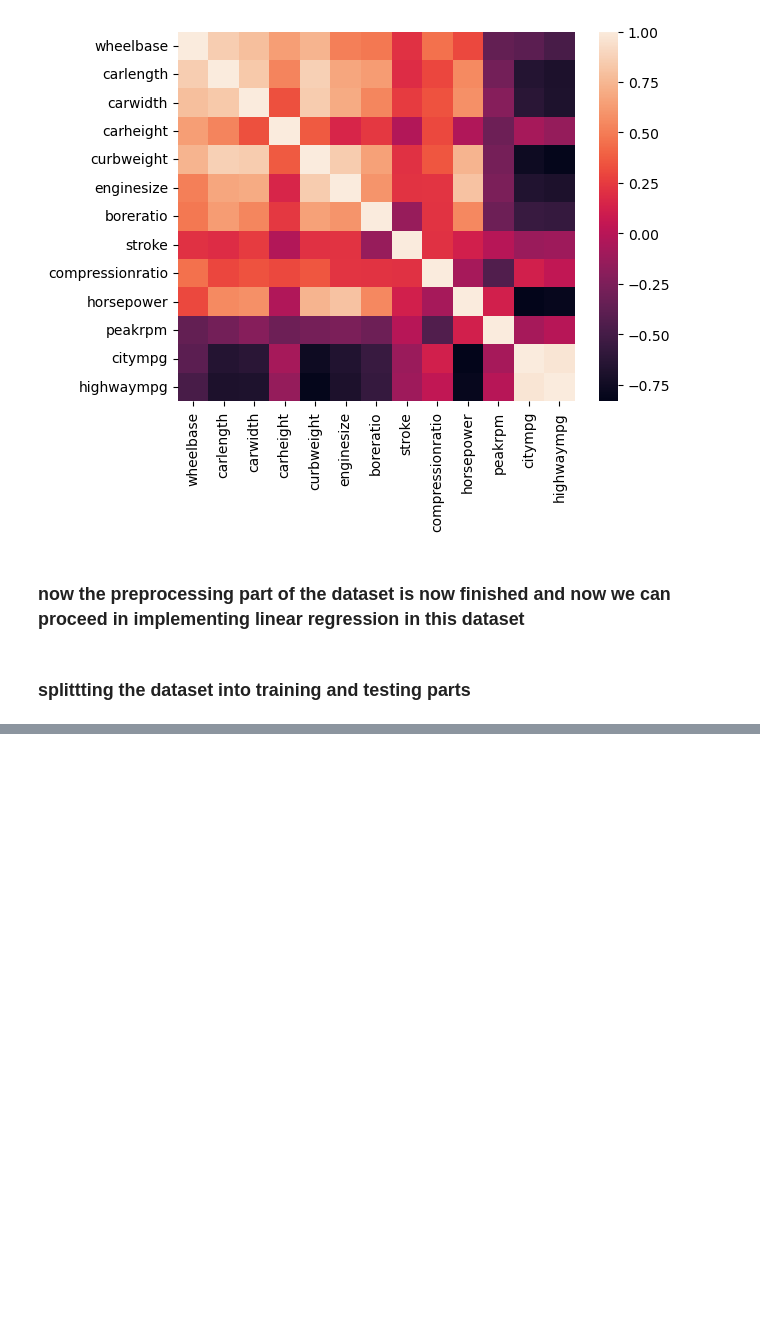
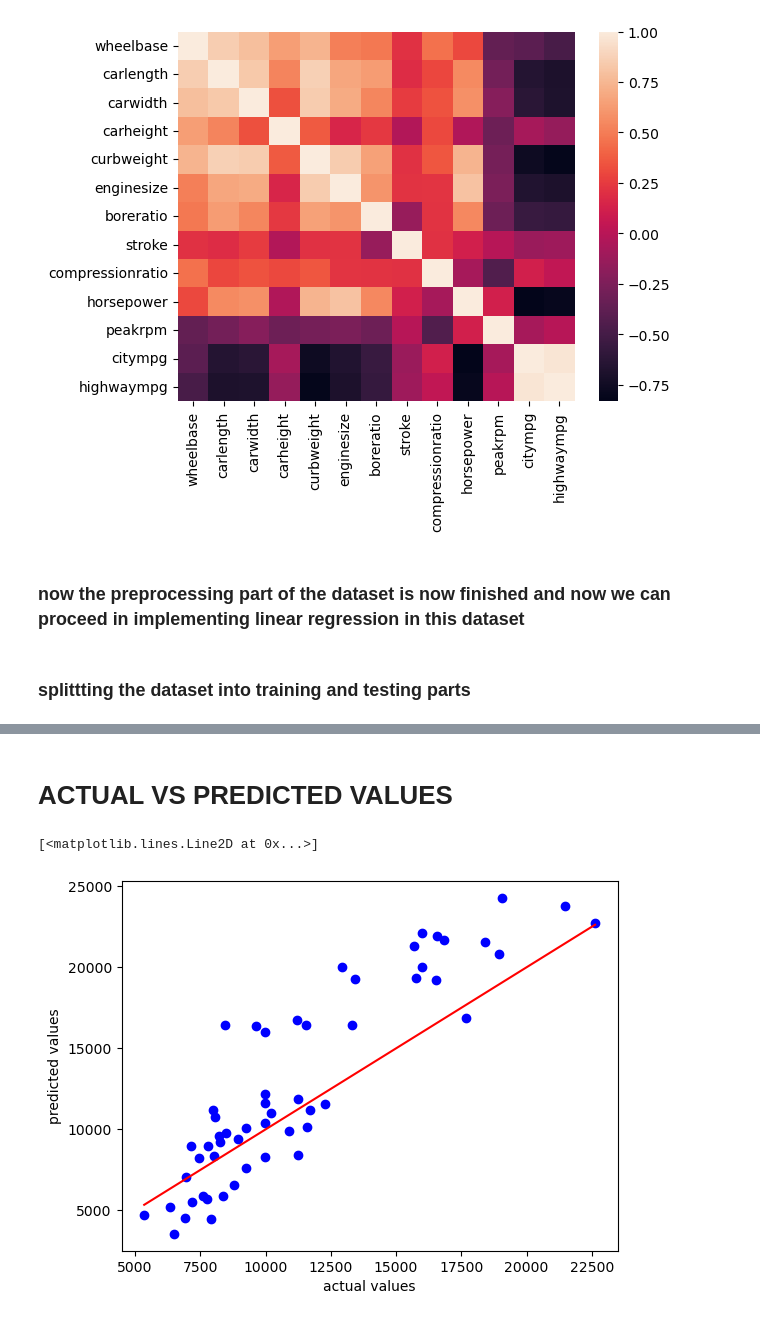
Before and after one commit to sitaramdubagunta/CarPricePrediction-LinearRegression, a Jupyter notebook: Untitled.ipynb, the cells around one changed output, grey strips where cells are left out. Cells and saved outputs as stored; diff of their text form; code cells hidden in the pictures; blank space fills up the shorter version.

```diff
--- a/Untitled.ipynb
+++ b/Untitled.ipynb
@@ -255,0 +267,13 @@ R^2 ERROR
+# %% [markdown]
+# ACTUAL VS PREDICTED VALUES
+# %%
+# Assuming y_test and y_predicted are already computed
+plt.scatter(Y_test, y_predicted, color='blue', label='Predicted vs Actual')
+plt.xlabel("actual values")
+plt.ylabel("predicted values")
+
+# Plot a 45-degree line for reference (y = x line)
+plt.plot([min(Y_test), max(Y_test)], [min(Y_test), max(Y_test)], color='red', label='Ideal Fit')
+# %% [output]
+[<matplotlib.lines.Line2D at 0x...>]
+[figure, added]
```
Also changed, not shown: parts of 7 cells of this notebook.
